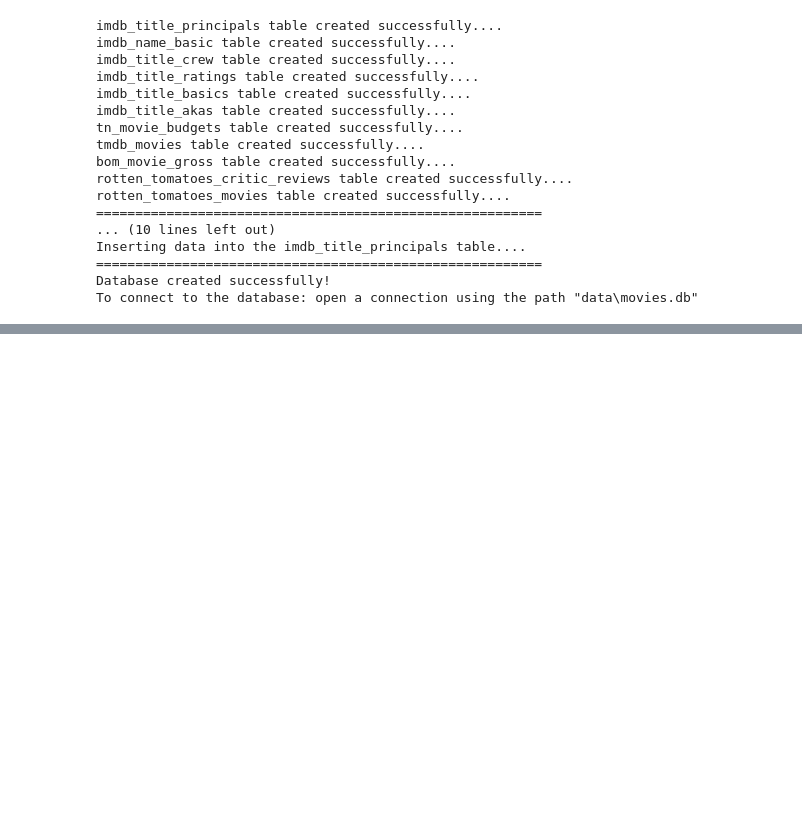
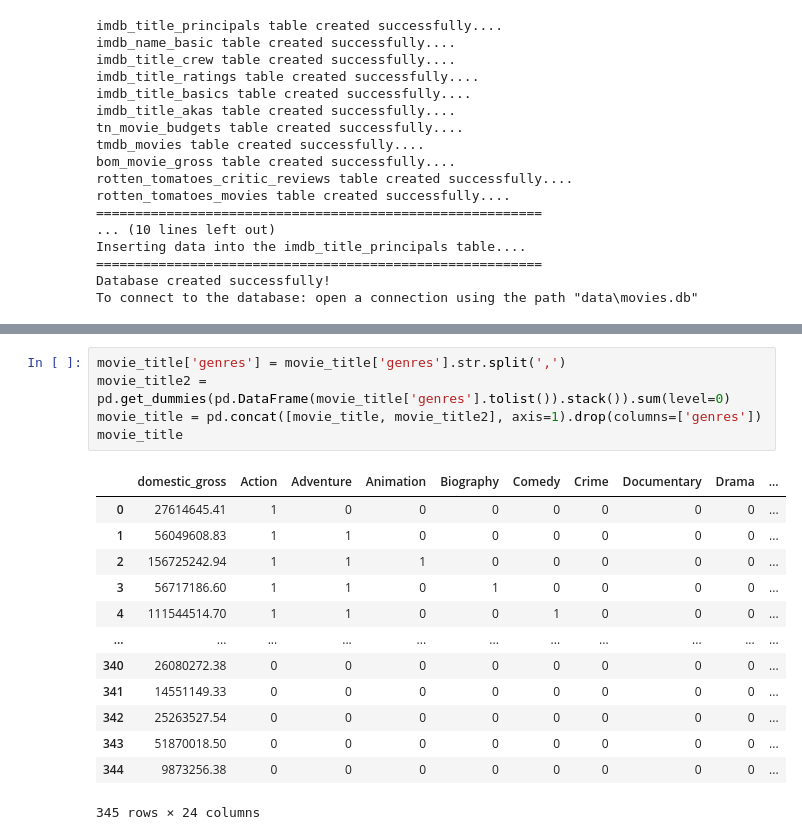
Before and after one commit to krvosen/microsoft_movie_analysis, a Jupyter notebook: create_sql_database.ipynb, the cells around one changed output, grey strips where cells are left out. Drawn from its saved outputs; the diff is of its cells as text; blank space fills up the shorter version.

```diff
--- a/create_sql_database.ipynb
+++ b/create_sql_database.ipynb
@@ -116,0 +95,19 @@ Text(0.5, 0, 'Stock')
+# %%
+movie_title['genres'] = movie_title['genres'].str.split(',')
+movie_title2 = pd.get_dummies(pd.DataFrame(movie_title['genres'].tolist()).stack()).sum(level=0)
+movie_title = pd.concat([movie_title, movie_title2], axis=1).drop(columns=['genres'])
+movie_title
+# %% [output]
+|  | domestic_gross | Action | Adventure | Animation | Biography | Comedy | Crime | Documentary | Drama | ... |
+| 0 | 27614645.41 | 1 | 0 | 0 | 0 | 0 | 0 | 0 | 0 | ... |
+| 1 | 56049608.83 | 1 | 1 | 0 | 0 | 0 | 0 | 0 | 0 | ... |
+| 2 | 156725242.94 | 1 | 1 | 1 | 0 | 0 | 0 | 0 | 0 | ... |
+| 3 | 56717186.60 | 1 | 1 | 0 | 1 | 0 | 0 | 0 | 0 | ... |
+| 4 | 111544514.70 | 1 | 1 | 0 | 0 | 1 | 0 | 0 | 0 | ... |
+| ... | ... | ... | ... | ... | ... | ... | ... | ... | ... | ... |
+| 340 | 26080272.38 | 0 | 0 | 0 | 0 | 0 | 0 | 0 | 0 | ... |
+| 341 | 14551149.33 | 0 | 0 | 0 | 0 | 0 | 0 | 0 | 0 | ... |
+| 342 | 25263527.54 | 0 | 0 | 0 | 0 | 0 | 0 | 0 | 0 | ... |
+| 343 | 51870018.50 | 0 | 0 | 0 | 0 | 0 | 0 | 0 | 0 | ... |
+| 344 | 9873256.38 | 0 | 0 | 0 | 0 | 0 | 0 | 0 | 0 | ... |
+345 rows × 24 columns
```
Also changed, not shown: parts of 11 cells of this notebook, 1 other file.
